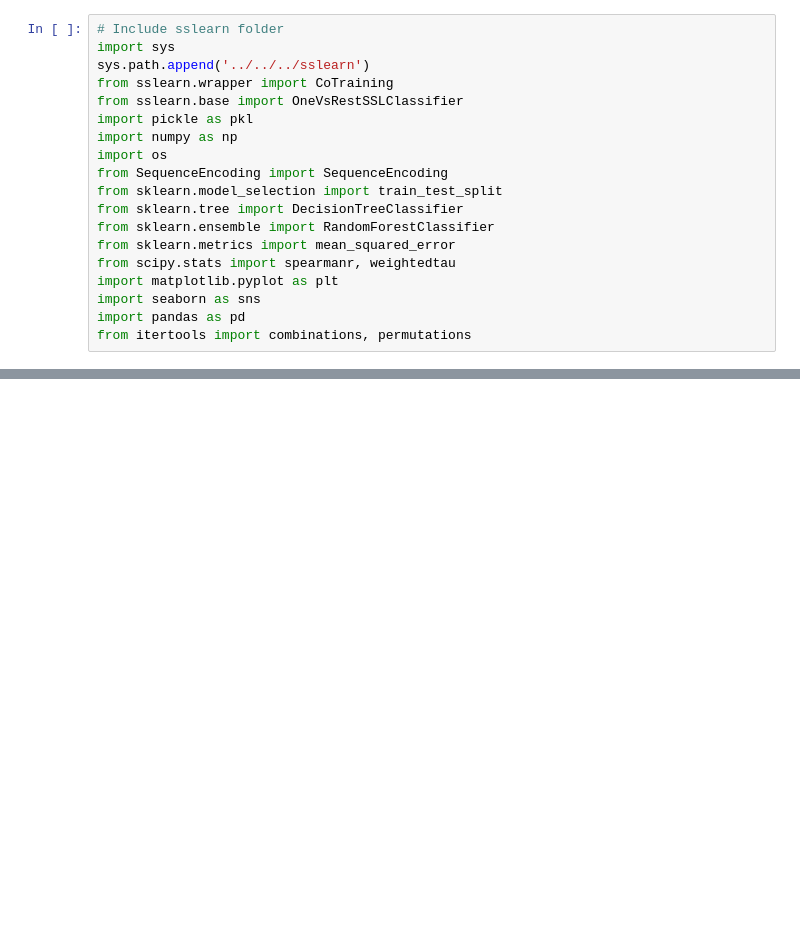
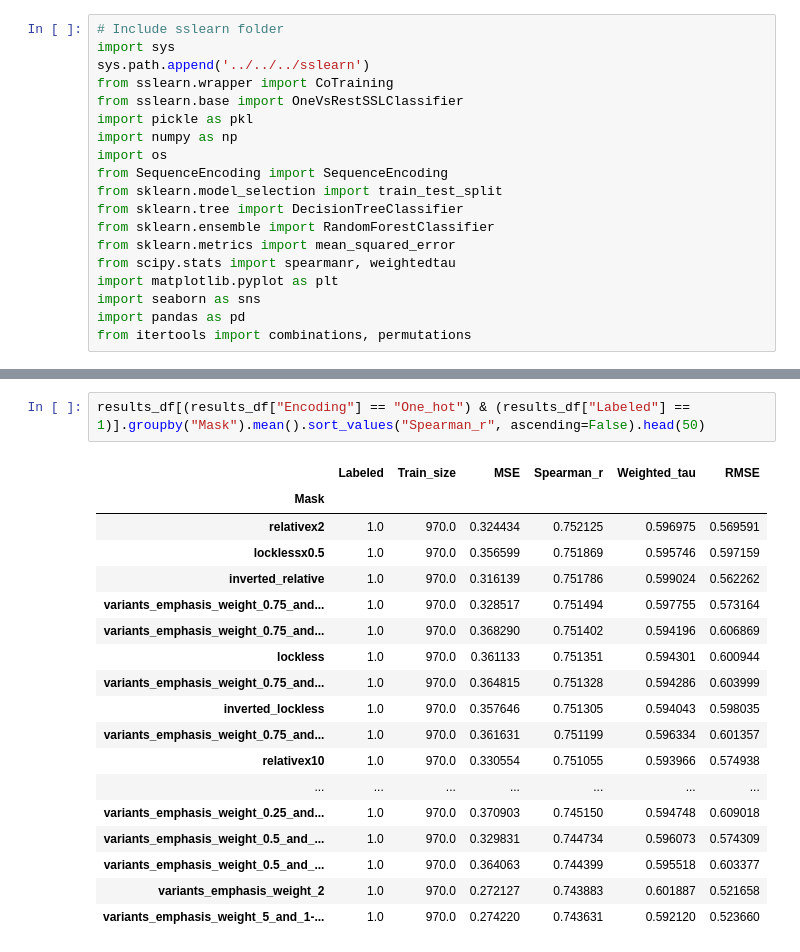
Before and after one commit to JoseBarbero/MultiencodingFitnessPrediction, a Jupyter notebook: Encodings/Masking_analysis.ipynb, the cells around one changed output, grey strips where cells are left out. Saved outputs shown, nothing was run; the diff lists cells and outputs as text; blank space fills up the shorter version.

```diff
--- a/Encodings/Masking_analysis.ipynb
+++ b/Encodings/Masking_analysis.ipynb
@@ -87,0 +141,21 @@ df[(df["Encoding"] == "One_hot") & (df["Labeled"] == 1) & ((df["Mask"] == "unmas
+# %%
+results_df[(results_df["Encoding"] == "One_hot") & (results_df["Labeled"] == 1)].groupby("Mask").mean().sort_values("Spearman_r", ascending=False).head(50)
+# %% [output]
+|  | Labeled | Train_size | MSE | Spearman_r | Weighted_tau | RMSE |
+| Mask |  |  |  |  |  |  |
+| relativex2 | 1.0 | 970.0 | 0.324434 | 0.752125 | 0.596975 | 0.569591 |
+| locklessx0.5 | 1.0 | 970.0 | 0.356599 | 0.751869 | 0.595746 | 0.597159 |
+| inverted_relative | 1.0 | 970.0 | 0.316139 | 0.751786 | 0.599024 | 0.562262 |
+| variants_emphasis_weight_0.75_and... | 1.0 | 970.0 | 0.328517 | 0.751494 | 0.597755 | 0.573164 |
+| variants_emphasis_weight_0.75_and... | 1.0 | 970.0 | 0.368290 | 0.751402 | 0.594196 | 0.606869 |
+| lockless | 1.0 | 970.0 | 0.361133 | 0.751351 | 0.594301 | 0.600944 |
+| variants_emphasis_weight_0.75_and... | 1.0 | 970.0 | 0.364815 | 0.751328 | 0.594286 | 0.603999 |
+| inverted_lockless | 1.0 | 970.0 | 0.357646 | 0.751305 | 0.594043 | 0.598035 |
+| variants_emphasis_weight_0.75_and... | 1.0 | 970.0 | 0.361631 | 0.751199 | 0.596334 | 0.601357 |
+| relativex10 | 1.0 | 970.0 | 0.330554 | 0.751055 | 0.593966 | 0.574938 |
+| ... | ... | ... | ... | ... | ... | ... |
+| variants_emphasis_weight_0.25_and... | 1.0 | 970.0 | 0.370903 | 0.745150 | 0.594748 | 0.609018 |
+| variants_emphasis_weight_0.5_and_... | 1.0 | 970.0 | 0.329831 | 0.744734 | 0.596073 | 0.574309 |
+| variants_emphasis_weight_0.5_and_... | 1.0 | 970.0 | 0.364063 | 0.744399 | 0.595518 | 0.603377 |
+| variants_emphasis_weight_2 | 1.0 | 970.0 | 0.272127 | 0.743883 | 0.601887 | 0.521658 |
+| variants_emphasis_weight_5_and_1-... | 1.0 | 970.0 | 0.274220 | 0.743631 | 0.592120 | 0.523660 |
```
Also changed, not shown: parts of 14 cells of this notebook, 11 other files.
